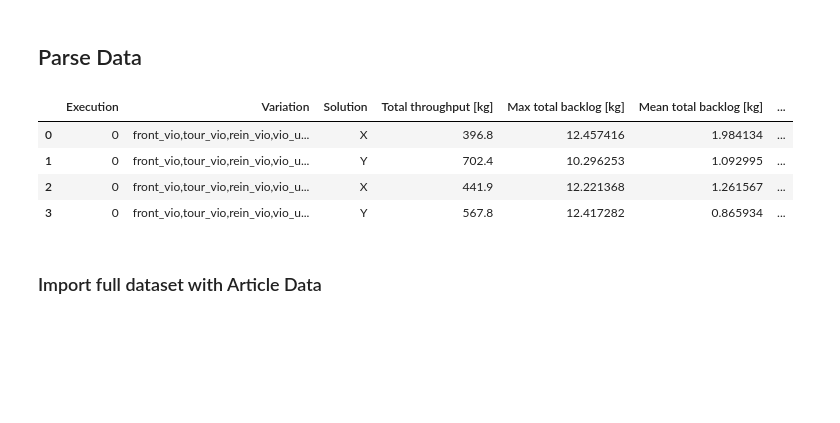
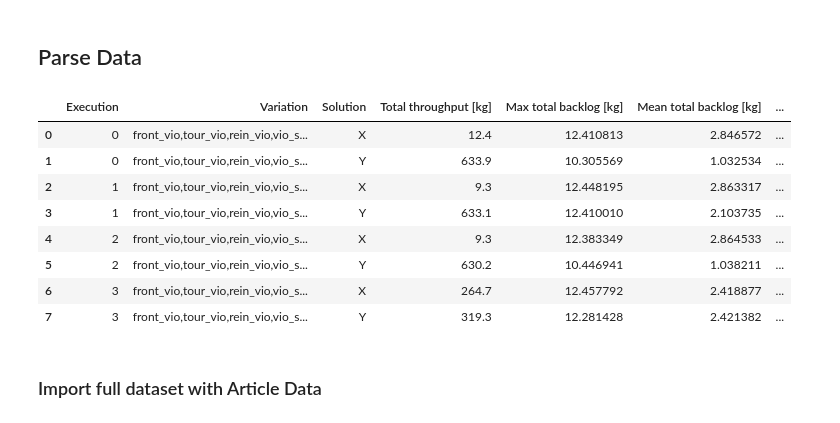
Before and after one commit to DTKx/capacityplanpy, a Jupyter notebook: 02_implementacao/reproduction.ipynb, the cells around one changed output. Cells and saved outputs as stored; diff of their text form; code cells hidden in the pictures; blank space fills up the shorter version.

```diff
--- a/02_implementacao/reproduction.ipynb
+++ b/02_implementacao/reproduction.ipynb
@@ -24,44 +24,50 @@ root_path_data="C:\\Users\\Debora\\Documents\\01_UFU_local\\01_comp_evolutiva\\0
 #     outfile.write(tabela_df.to_latex(index=False))
 
 # Open pickle Exec
-file_name='v_0_exec.pkl'
+# file_name='v_0_exec.pkl'
+file_name='step_v_0step_exec.pkl'
 path=root_path_data+file_name
 infile = open(path,'rb')
 ds_exec= pickle.load(infile)
 infile.close()
 
 # Open pickle dict class object pop
-file_name='v_0_id.pkl'
+# file_name='v_0_id.pkl'
+file_name='step_v_0_id.pkl'
 path=root_path_data+file_name
 infile = open(path,'rb')
 ds_ind= pickle.load(infile)
 infile.close()
 
 # Unpack Data Execution
 # values_exec=[]
 # for key,value in ds_exec.items():
 #     # headers=["Execution","Variant","Hipervolume","Pareto Front"]
 #     values_exec.append([key[1],value[0],value[1],value[2]])
 headers=["Execution","Variant","Hipervolume","Pareto Front"]
 df_exec=pd.DataFrame(ds_exec,columns=headers)
 
 # Unpack Data per Ind
 # values_ind=[]
 # for key,value in ds_ind.items():
 #     # values_ind.append(value)
 #     values_ind.append(value[0])
 #     values_ind.append(value[1])
 # headers=["Execution","Variation","Solution","Total throughput [kg]", "Max total backlog [kg]", "Mean total backlog [kg]","std dev total backlog [kg]", "Median total backlog [kg]","Min total backlog [kg]", "P(total backlog ≤ 0 kg)","Max total inventory deficit [kg]", "Mean total inventory deficit [kg]","std dev inventory deficit [kg]", "Median total inventory deficit [kg]", "Min total inventory deficit [kg]","Batches [un]","Product label","Start of USP [date]","End of DSP [date]"]
 headers=["Execution","Variation","Solution","Total throughput [kg]", "Max total backlog [kg]", "Mean total backlog [kg]","std dev total backlog [kg]", "Median total backlog [kg]","Min total backlog [kg]", "P(total backlog ≤ 0 kg)","Max total inventory deficit [kg]", "Mean total inventory deficit [kg]","std dev inventory deficit [kg]", "Median total inventory deficit [kg]", "Min total inventory deficit [kg]","Total Deficit [kg]","Batches [un]","Product label","Start of USP [date]","End of DSP [date]"]
 
 df_ind=pd.DataFrame(ds_ind,columns=headers)
 df_ind
 # %% [output]
 |  | Execution | Variation | Solution | Total throughput [kg] | Max total backlog [kg] | Mean total backlog [kg] | ... |
-| 0 | 0 | front_vio,tour_vio,rein_vio,vio_u... | X | 396.8 | 12.457416 | 1.984134 | ... |
-| 1 | 0 | front_vio,tour_vio,rein_vio,vio_u... | Y | 702.4 | 10.296253 | 1.092995 | ... |
-| 2 | 0 | front_vio,tour_vio,rein_vio,vio_u... | X | 441.9 | 12.221368 | 1.261567 | ... |
-| 3 | 0 | front_vio,tour_vio,rein_vio,vio_u... | Y | 567.8 | 12.417282 | 0.865934 | ... |
+| 0 | 0 | front_vio,tour_vio,rein_vio,vio_s... | X | 12.4 | 12.410813 | 2.846572 | ... |
+| 1 | 0 | front_vio,tour_vio,rein_vio,vio_s... | Y | 633.9 | 10.305569 | 1.032534 | ... |
+| 2 | 1 | front_vio,tour_vio,rein_vio,vio_s... | X | 9.3 | 12.448195 | 2.863317 | ... |
+| 3 | 1 | front_vio,tour_vio,rein_vio,vio_s... | Y | 633.1 | 12.410010 | 2.103735 | ... |
+| 4 | 2 | front_vio,tour_vio,rein_vio,vio_s... | X | 9.3 | 12.383349 | 2.864533 | ... |
+| 5 | 2 | front_vio,tour_vio,rein_vio,vio_s... | Y | 630.2 | 10.446941 | 1.038211 | ... |
+| 6 | 3 | front_vio,tour_vio,rein_vio,vio_s... | X | 264.7 | 12.457792 | 2.418877 | ... |
+| 7 | 3 | front_vio,tour_vio,rein_vio,vio_s... | Y | 319.3 | 12.281428 | 2.421382 | ... |
 # %%
 # Appends to external CSV File
 
```
Also changed, not shown: parts of 4 cells of this notebook, 1 other file.
